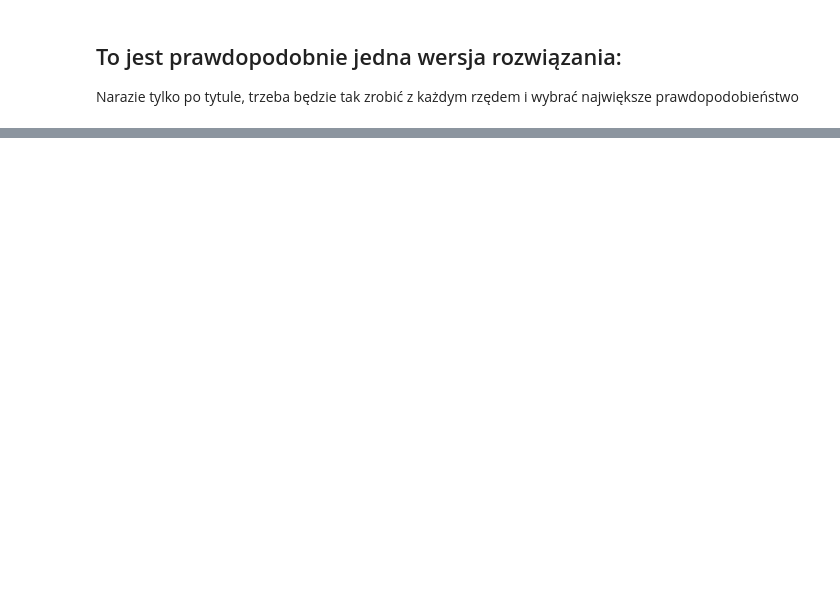
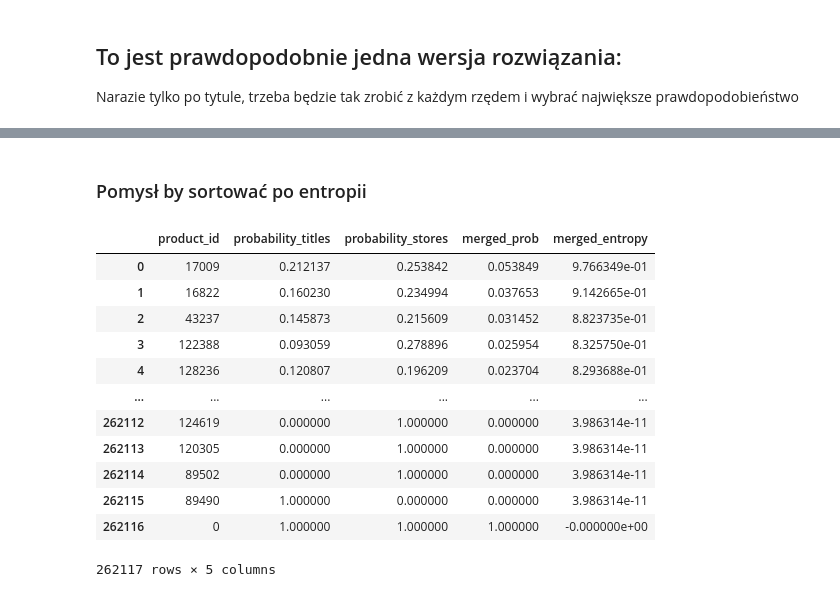
Before and after one commit to asujamuto/Shopping_Recomendation, a Jupyter notebook: main.ipynb, the cells around one changed output, grey strips where cells are left out. Drawn from its saved outputs; the diff is of its cells as text; code cells hidden in the pictures; blank space fills up the shorter version.

```diff
--- a/main.ipynb
+++ b/main.ipynb
@@ -8,8 +8,8 @@ import numpy as np
 
 df = pd.read_csv("data/item_metadata.csv")
 
-titles = df["title"].dropna()
-all_words = [word for title in titles for word in title.split()]
+# titles = df["title"].dropna()
+# all_words = [word for title in titles for word in title.split()]
 
 
 from sklearn.feature_extraction.text import TfidfVectorizer
@@ -18,6 +18,7 @@ vectorizer = TfidfVectorizer(max_features=50000)
 
 ## TWORZYMY MACIERZ TF-IDF
 tf_title_matrix = vectorizer.fit_transform(df["title"].dropna())
+tf_store_matrix = vectorizer.fit_transform(df["store"].fillna(""))
 # %%
 from sklearn.decomposition import TruncatedSVD
 from sklearn.metrics.pairwise import cosine_similarity
@@ -30,6 +31,10 @@ choosed_title = tf_title_matrix[0]
 
 ### PORÓWNUJEMY
 cosine_sim = cosine_similarity(tf_title_matrix[0], tf_title_matrix)
+print(cosine_sim)
+cosine_sim = cosine_similarity(tf_title_matrix[0], tf_title_matrix[1])
+print(cosine_sim)
+
 
 similar_titles = list(enumerate(cosine_sim[0]))
 sorted_titles = sorted(similar_titles, key=lambda x: x[1], reverse=True)[1:20]
@@ -56,0 +106,28 @@ sorted_titles
+# %%
+
+#Wybieramy film 1
+#Sortuje po tytułach
+#Sortuje po sklepach
+#Daje kategorie
+
+#tworze dataframe, gdzie indeksem dany produkt
+p_titles = pd.DataFrame(similar_titles, columns=["product_id", "probability_titles"])
+p_stores = pd.DataFrame(similar_categories, columns=["product_id", "probability_stores"])
+df_probability = pd.merge(p_titles,  p_stores, on="product_id")
+df_probability["merged_prob"] = (df_probability["probability_titles"] * df_probability["probability_stores"])
+
+
+def entropy(p):
+    # Dodaj mały epsilon, żeby uniknąć log(0)
+    p = np.clip(p, 1e-12, 1.0)
+    return -p * np.log2(p)
+
+df_probability["merged_entropy"] = entropy(df_probability["probability_titles"]) + entropy(df_probability["probability_stores"])
+
+# Posortuj rosnąco po entropii (najmniej niepewności = najbardziej pewne)
+# df_probability = df_probability.sort_values(by="merged_entropy", ascending=False).reset_index(drop=True)
+# df_probability = df_probability.sort_values(by="probability_titles", ascending=False).reset_index(drop=True)
+# df_probability = df_probability.sort_values(by="probability_stores", ascending=False).reset_index(drop=True)
+df_titles_sorted = df_probability.sort_values(by="probability_titles", ascending=False).reset_index(drop=True)[0:100]
+df_stores_sorted  = df_titles_sorted.sort_values(by="probability_stores", ascending=False).reset_index(drop=True)[0:10]
+df_stores_sorted
@@ -56,0 +146,19 @@ sorted_titles
+# %% [markdown]
+### Pomysł by sortować po entropii
+# %%
+df_probability_by_entropy = df_probability.sort_values(by="merged_entropy", ascending=False).reset_index(drop=True)
+df_probability_by_entropy
+# %% [output]
+|  | product_id | probability_titles | probability_stores | merged_prob | merged_entropy |
+| 0 | 17009 | 0.212137 | 0.253842 | 0.053849 | 9.766349e-01 |
+| 1 | 16822 | 0.160230 | 0.234994 | 0.037653 | 9.142665e-01 |
+| 2 | 43237 | 0.145873 | 0.215609 | 0.031452 | 8.823735e-01 |
+| 3 | 122388 | 0.093059 | 0.278896 | 0.025954 | 8.325750e-01 |
+| 4 | 128236 | 0.120807 | 0.196209 | 0.023704 | 8.293688e-01 |
+| ... | ... | ... | ... | ... | ... |
+| 262112 | 124619 | 0.000000 | 1.000000 | 0.000000 | 3.986314e-11 |
+| 262113 | 120305 | 0.000000 | 1.000000 | 0.000000 | 3.986314e-11 |
+| 262114 | 89502 | 0.000000 | 1.000000 | 0.000000 | 3.986314e-11 |
+| 262115 | 89490 | 1.000000 | 0.000000 | 0.000000 | 3.986314e-11 |
+| 262116 | 0 | 1.000000 | 1.000000 | 1.000000 | -0.000000e+00 |
+262117 rows × 5 columns
```
Also changed, not shown: parts of 4 cells of this notebook, 1 other file.
